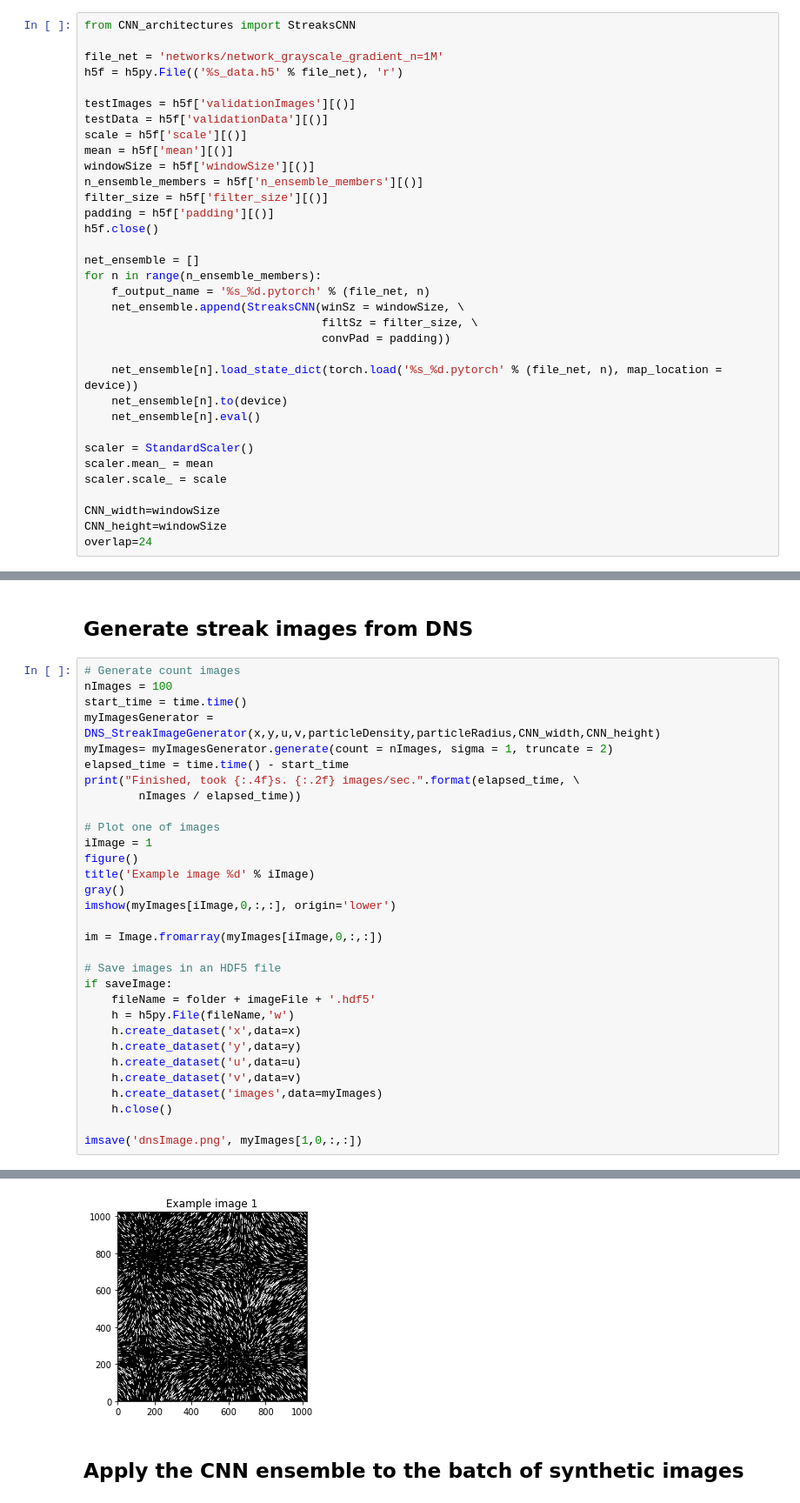
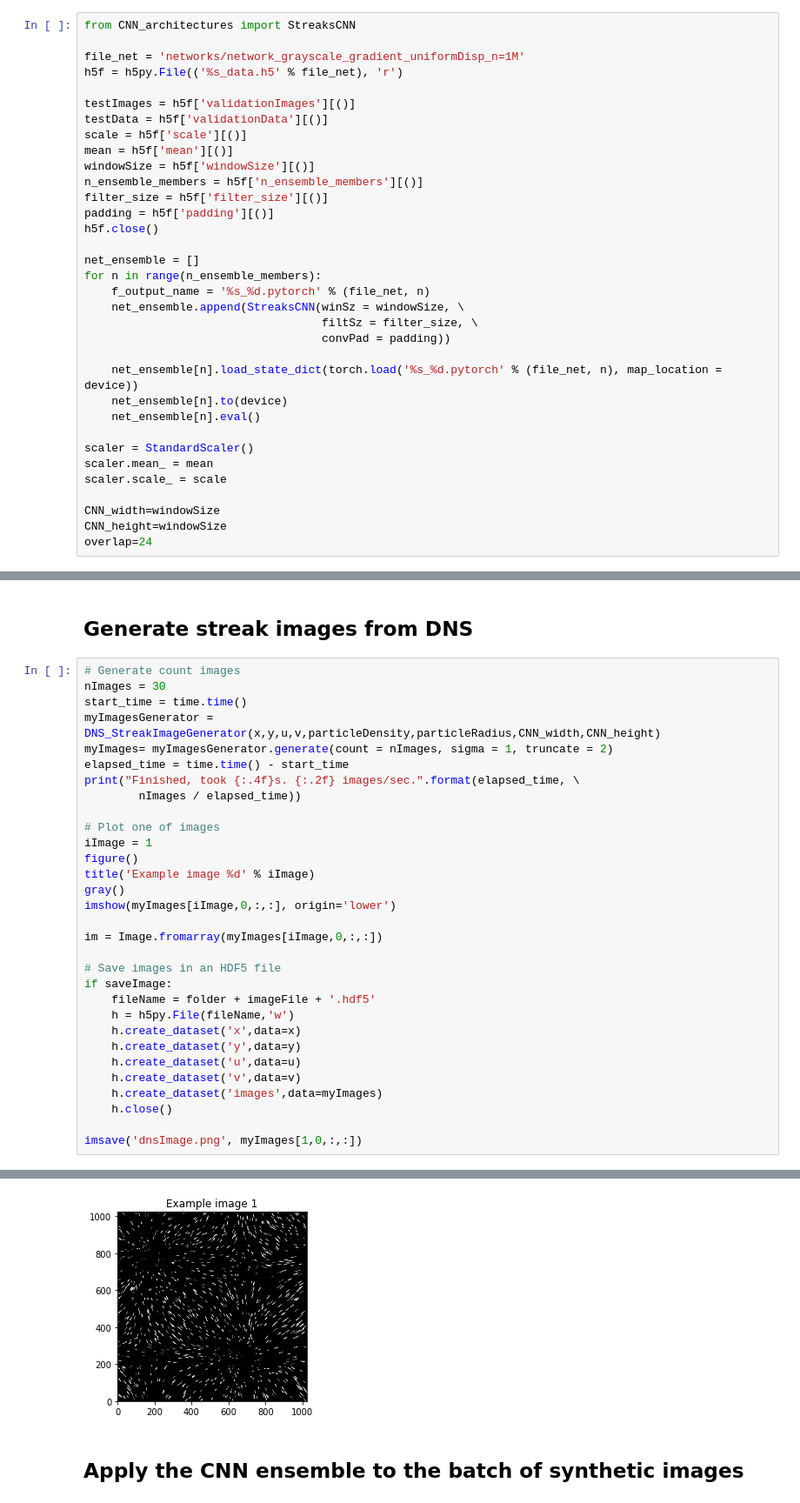
Before and after one commit to agrayver/streakcnn, a Jupyter notebook: test_CNN_on_DNS_pytorch.ipynb, the cells around one changed output, grey strips where cells are left out. Shown at 87% size. Cells and saved outputs as stored; diff of their text form.

Commit message:
Add new ensemble for uniform displacement. Clean unused images.

```diff
--- a/test_CNN_on_DNS_pytorch.ipynb
+++ b/test_CNN_on_DNS_pytorch.ipynb
@@ -38,7 +38,7 @@ imageFile='dataset_JN'
 # %%
 from CNN_architectures import StreaksCNN
 
-file_net = 'networks/network_grayscale_gradient_n=1M'
+file_net = 'networks/network_grayscale_gradient_uniformDisp_n=1M'
 h5f = h5py.File(('%s_data.h5' % file_net), 'r')
 
 testImages = h5f['validationImages'][()]
@@ -165,7 +165,7 @@ show()
 ## Generate streak images from DNS
 # %%
 # Generate count images
-nImages = 100
+nImages = 30
 start_time = time.time()
 myImagesGenerator = DNS_StreakImageGenerator(x,y,u,v,particleDensity,particleRadius,CNN_width,CNN_height)
 myImages= myImagesGenerator.generate(count = nImages, sigma = 1, truncate = 2)
@@ -199,4 +199,4 @@ Finished, took 46.7543s. 2.14 images/sec.
-[figure, old version]
+[figure, new version]
 # %% [markdown]
 ## Apply the CNN ensemble to the batch of synthetic images
 # %%
```
Also changed, not shown: parts of 4 cells of this notebook, 19 other files.
